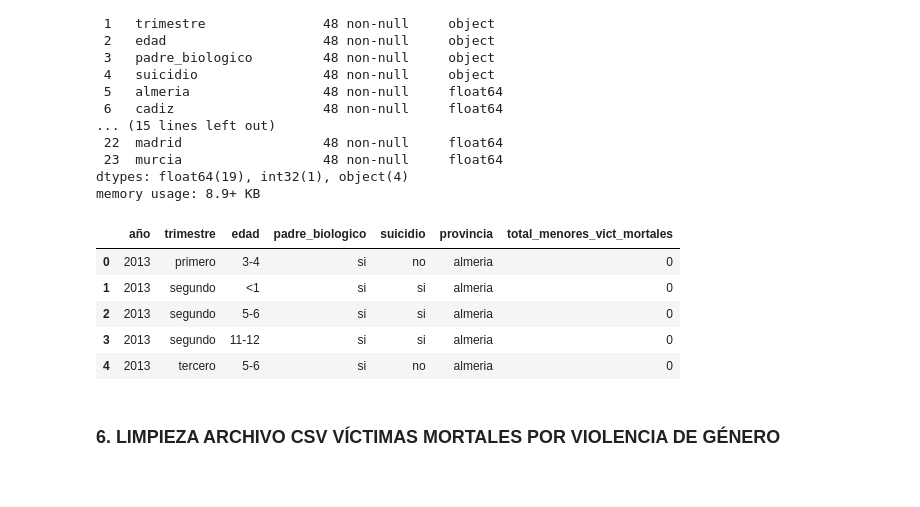
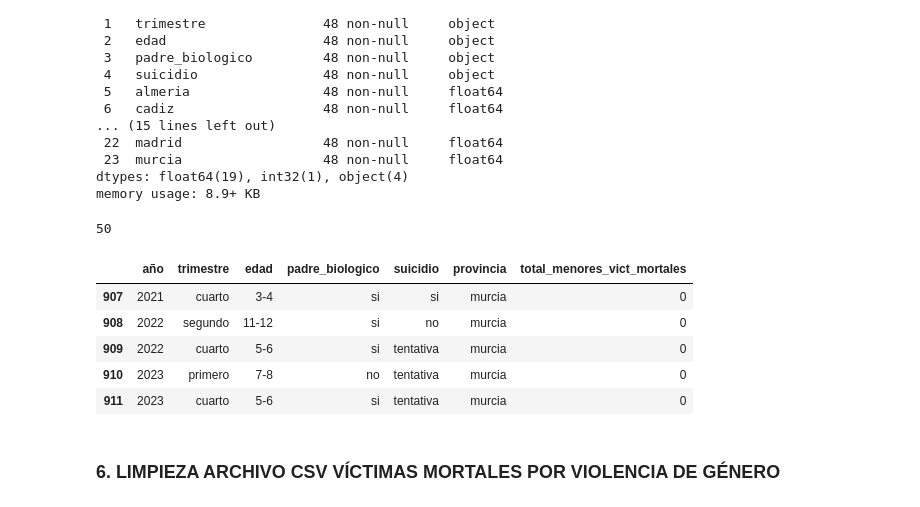
Before and after one commit to NoeRoson/Final_project, a Jupyter notebook: notebooks/limpieza.ipynb, the cells around one changed output. Drawn from its saved outputs; the diff is of its cells as text; code cells hidden in the pictures.

```diff
--- a/notebooks/limpieza.ipynb
+++ b/notebooks/limpieza.ipynb
@@ -405,15 +405,19 @@ men[col_int] = men[col_int].astype(int)
 # %%
 men = pd.melt(men, id_vars=['año', 'trimestre', 'edad', 'padre_biologico', 'suicidio'],
                 var_name='provincia', value_name='total_menores_vict_mortales')
+# %%
+men['total_menores_vict_mortales'].sum()
+# %% [output]
+50
 # %%
-men.head()
+men.tail()
 # %% [output]
 |  | año | trimestre | edad | padre_biologico | suicidio | provincia | total_menores_vict_mortales |
-| 0 | 2013 | primero | 3-4 | si | no | almeria | 0 |
-| 1 | 2013 | segundo | <1 | si | si | almeria | 0 |
-| 2 | 2013 | segundo | 5-6 | si | si | almeria | 0 |
-| 3 | 2013 | segundo | 11-12 | si | si | almeria | 0 |
-| 4 | 2013 | tercero | 5-6 | si | no | almeria | 0 |
+| 907 | 2021 | cuarto | 3-4 | si | si | murcia | 0 |
+| 908 | 2022 | segundo | 11-12 | si | no | murcia | 0 |
+| 909 | 2022 | cuarto | 5-6 | si | tentativa | murcia | 0 |
+| 910 | 2023 | primero | 7-8 | no | tentativa | murcia | 0 |
+| 911 | 2023 | cuarto | 5-6 | si | tentativa | murcia | 0 |
 # %% [markdown]
 ### 6. LIMPIEZA ARCHIVO CSV VÍCTIMAS MORTALES POR VIOLENCIA DE GÉNERO
 # %%
```
Also changed, not shown: parts of 3 cells of this notebook, 3 other files.
